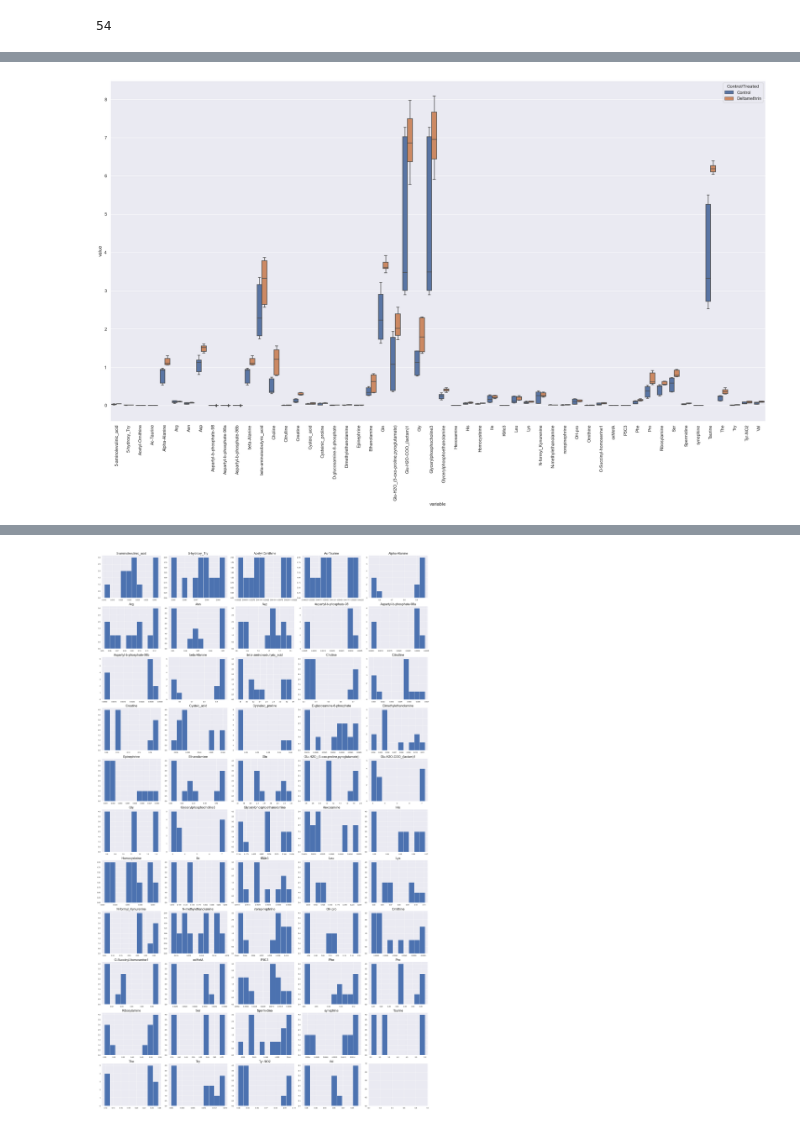
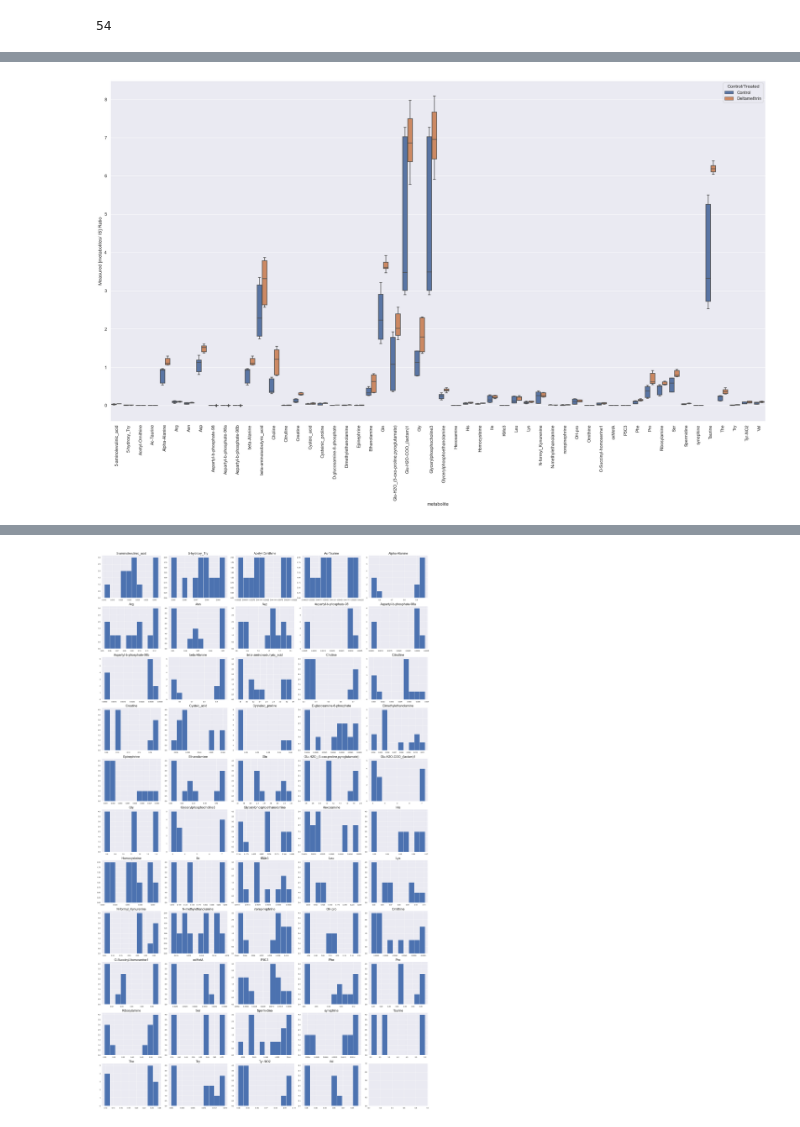
Before and after one commit to Ivan2nn/lipids, a Jupyter notebook: MatteoDataGalsveston_Female_30.ipynb, the cells around one changed output, grey strips where cells are left out. Cells and saved outputs as stored; diff of their text form; code cells hidden in the pictures.

```diff
--- a/MatteoDataGalsveston_Female_30.ipynb
+++ b/MatteoDataGalsveston_Female_30.ipynb
@@ -21 +26,5 @@ dd = pd.read_excel('FL_PND30Striatum_summary_nomacro.xls', index_col=0)
+# %%
+# importing file inside pandas dataframe
+
+dd = pd.read_excel(os.path.join(data_path,'FL_PND30Striatum_summary_nomacro.xls'), index_col=0)
 # %%
@@ -145,5 +214,7 @@ df_transpose
 df_transpose = df_transpose[df_transpose.columns].apply(pd.to_numeric)
 # %%
-df_transpose_temp = df_transpose[df_transpose.index.get_level_values('Measurements_types').isin(['Measured [metabolites/ IS] Ratio'])]
-df_transpose_temp
+# We can now isoltare onlythe values realted to the measurement type with IS normalization
+
+data_MIR = df_transpose[df_transpose.index.get_level_values('Measurements_types').isin(['Measured [metabolites/ IS] Ratio'])]
+data_MIR.head()
 # %% [output]
@@ -182,5 +291,5 @@ fig100.savefig("tst.svg",format="svg")
 # %%
-list_columns = df_transpose_temp.columns
+list_columns = data_MIR.columns
 list_columns
 # %% [output]
 Index(['5-aminolevulinic_acid', '5-hydroxy_Try', 'Acetyl-Ornithine',
@@ -203,6 +312,8 @@ len(list_columns)
 # %% [output]
 54
 # %%
-df2 = pd.melt(df_transpose_temp.reset_index(), id_vars='Control/Treated',value_vars=list_columns)
-df2.iloc[1:20]
+# we need to melt the datafrmae in the new variable
+
+data_MIR_melt = pd.melt(data_MIR.reset_index(), id_vars='Control/Treated',value_vars=list_columns)
+data_MIR_melt.head(30)
 # %% [output]
@@ -217,10 +337,12 @@ df2_5_amin
 # %%
 sns.set(rc={"figure.figsize":(30, 16)})
-plot = sns.boxplot(x='variable',y='value',hue='Control/Treated',data=df2)
+plot = sns.boxplot(x='variable',y='value',hue='Control/Treated',data=data_MIR_melt)
 plt.setp(plot.get_xticklabels(), rotation=90)
+plt.xlabel("metabolite")
+plt.ylabel("Measured [metabolites/ IS] Ratio")
 
 # how to save a figure in svg format.. keep in mind that whe you create a boxplot or other seaborn plots, you have to assign them to a variable (that in this case is the variable plot)
 fig100 = plot.get_figure()
-fig100.savefig('tst.svg',format="svg")
+fig100.savefig(os.path.join(data_path,'distribuzione-comparazione-trattamento-F30.svg'),format="svg", facecolor='w')
 # %% [output]
-[figure, old version]
+[figure, new version]
```
Also changed, not shown: parts of 54 cells of this notebook, 5 other files.
